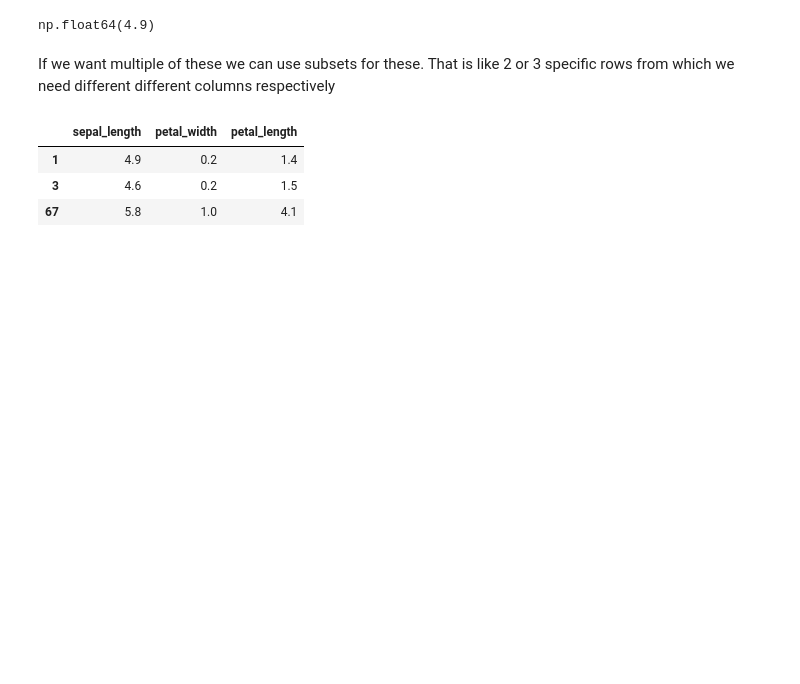
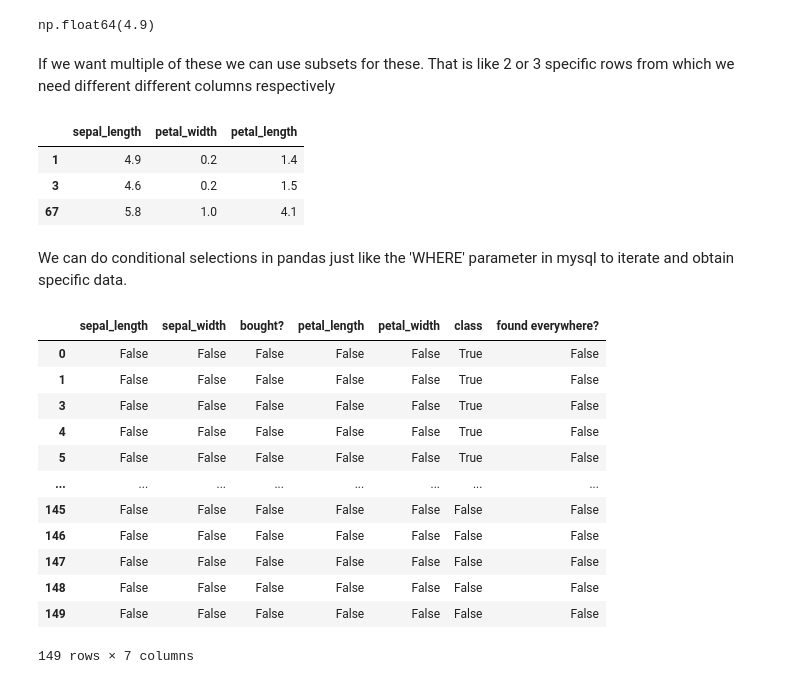
Before and after one commit to Dhruxp/MOSSAI, a Jupyter notebook: 05_pandasdf.ipynb, the cells around one changed output. Drawn from its saved outputs; the diff is of its cells as text; code cells hidden in the pictures; blank space fills up the shorter version.

```diff
--- a/05_pandasdf.ipynb
+++ b/05_pandasdf.ipynb
@@ -425,3 +427,21 @@ my_df2.loc[[1, 3, 67], ["sepal_length", "petal_width", "petal_length"]]
 | 1 | 4.9 | 0.2 | 1.4 |
 | 3 | 4.6 | 0.2 | 1.5 |
 | 67 | 5.8 | 1.0 | 4.1 |
+# %% [markdown]
+We can do conditional selections in pandas just like the 'WHERE' parameter in mysql to iterate and obtain specific data.
+# %%
+my_df2 == "Iris-setosa"
+# %% [output]
+|  | sepal_length | sepal_width | bought? | petal_length | petal_width | class | found everywhere? |
+| 0 | False | False | False | False | False | True | False |
+| 1 | False | False | False | False | False | True | False |
+| 3 | False | False | False | False | False | True | False |
+| 4 | False | False | False | False | False | True | False |
+| 5 | False | False | False | False | False | True | False |
+| ... | ... | ... | ... | ... | ... | ... | ... |
+| 145 | False | False | False | False | False | False | False |
+| 146 | False | False | False | False | False | False | False |
+| 147 | False | False | False | False | False | False | False |
+| 148 | False | False | False | False | False | False | False |
+| 149 | False | False | False | False | False | False | False |
+149 rows × 7 columns
```
Also changed, not shown: parts of 23 cells of this notebook.
